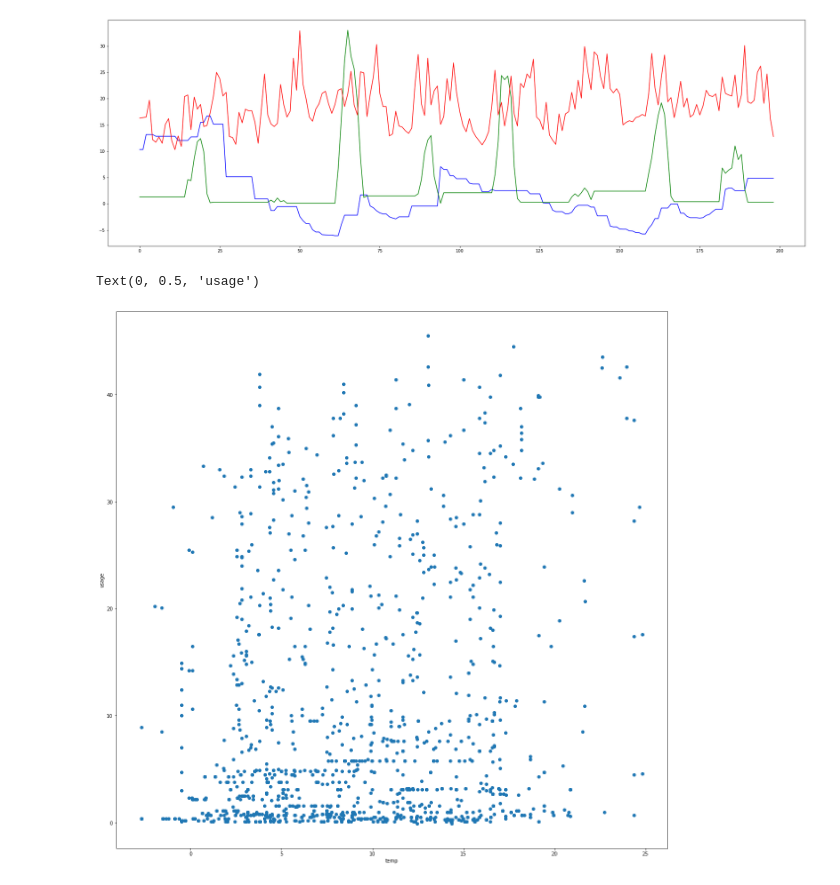
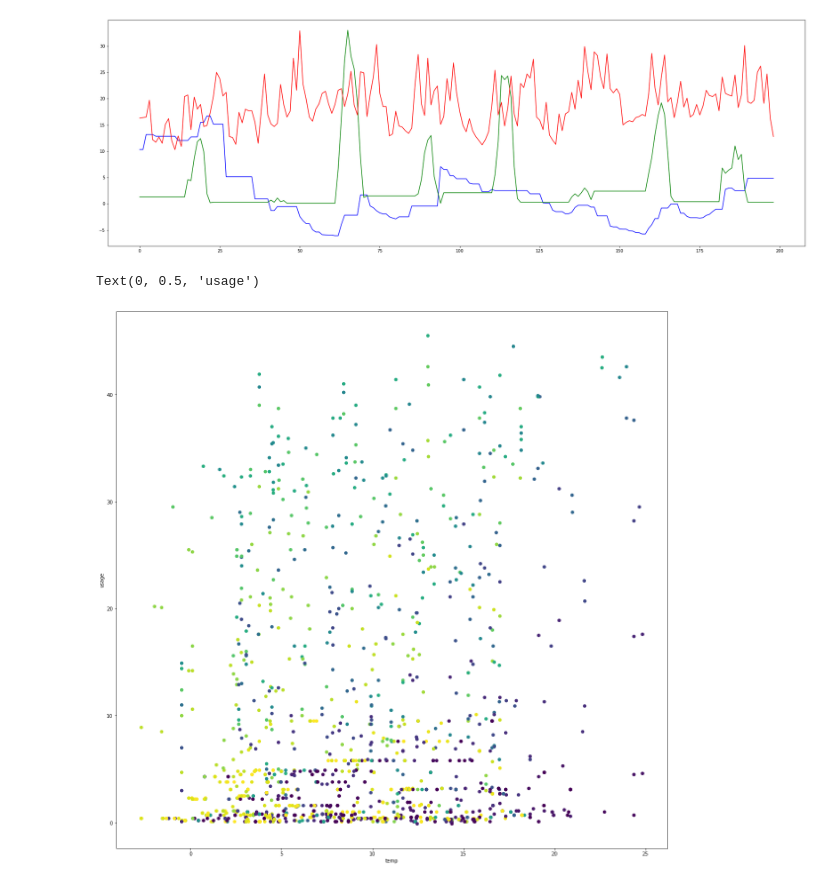
Before and after one commit to samsipe/amplify-microgrid-ai, a Jupyter notebook: notebooks/ARIMA.ipynb, the cells around one changed output. Saved outputs shown, nothing was run; the diff lists cells and outputs as text; code cells hidden in the pictures.

Commit message:
Added some charts, blacked

```diff
--- a/notebooks/ARIMA.ipynb
+++ b/notebooks/ARIMA.ipynb
@@ -209,9 +219,9 @@ plt.plot(test_ds[1][:, 1], color='r', label='usage')
 [figure]
 # %%
 plt.figure(figsize=(20, 20))
-plt.scatter(train_ds[0][:, 0], train_ds[1][:, 0])
-plt.xlabel('temp')
-plt.ylabel('usage')
+plt.scatter(train_ds[0][:, 0], train_ds[1][:, 0], c=train_ds[0][:, 3], cmap="viridis")
+plt.xlabel("temp")
+plt.ylabel("usage")
 # %% [output]
 Text(0, 0.5, 'usage')
-[figure, old version]
+[figure, new version]
```
Also changed, not shown: parts of 5 cells of this notebook.
